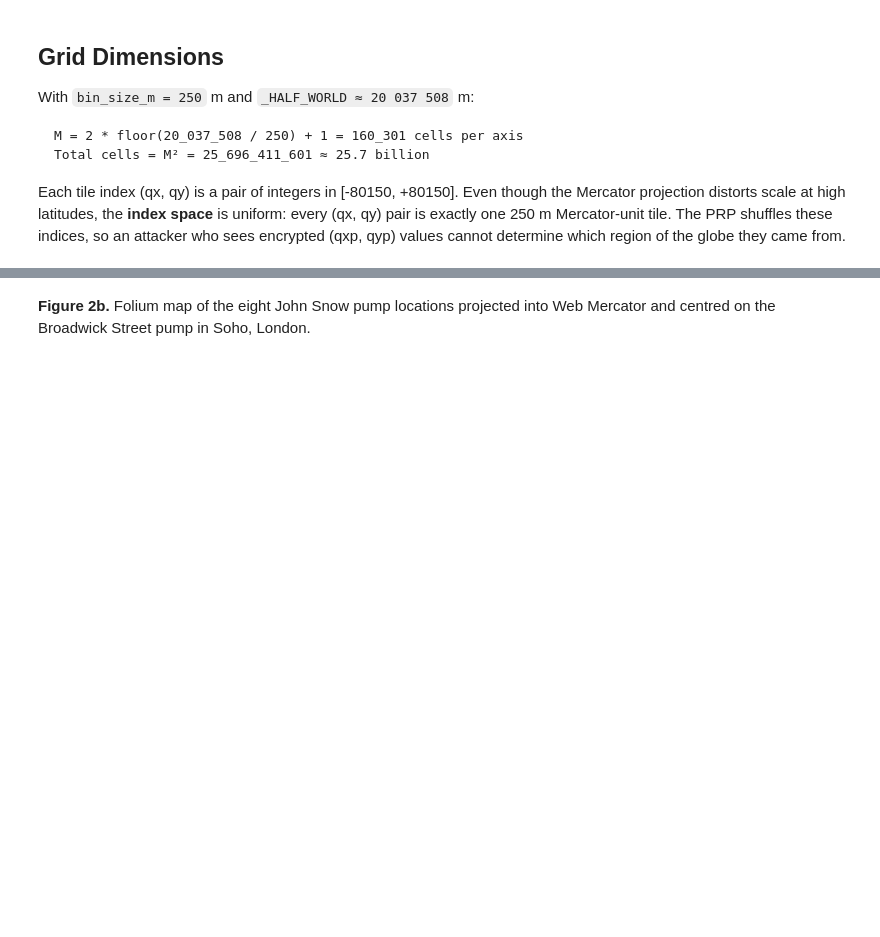
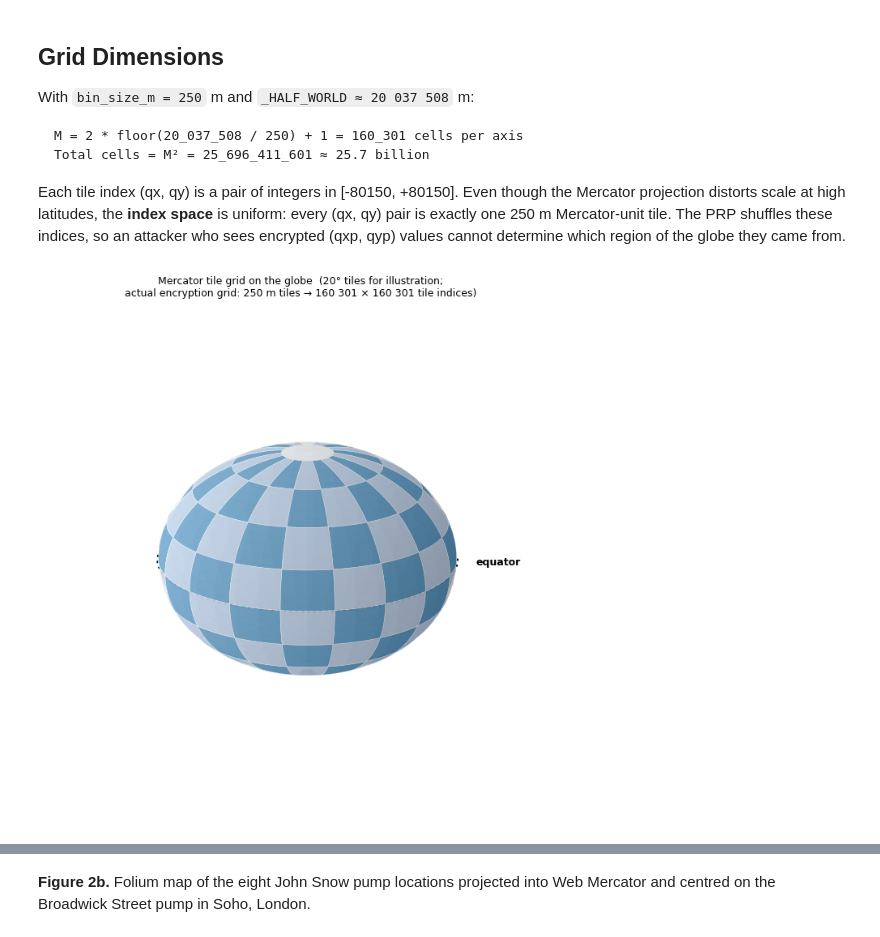
Before and after one commit to PHI-Case-Studies/2026-Map-Encryption-Library, a Jupyter notebook: 02-coordinate-projection.ipynb, the cells around one changed output, grey strips where cells are left out. Saved outputs shown, nothing was run; the diff lists cells and outputs as text; code cells hidden in the pictures; blank space fills up the shorter version.

````diff
--- a/02-coordinate-projection.ipynb
+++ b/02-coordinate-projection.ipynb
@@ -153,3 +153,79 @@ Total cells = M² = 25_696_411_601 ≈ 25.7 billion
 ```
 
 Each tile index (qx, qy) is a pair of integers in [-80150, +80150]. Even though the Mercator projection distorts scale at high latitudes, the **index space** is uniform: every (qx, qy) pair is exactly one 250 m Mercator-unit tile. The PRP shuffles these indices, so an attacker who sees encrypted (qxp, qyp) values cannot determine which region of the globe they came from.
+# %%
+from mpl_toolkits.mplot3d.art3d import Poly3DCollection
+
+def _ll_xyz(lat_deg, lon_deg, R=1.0):
+    lat, lon = np.radians(lat_deg), np.radians(lon_deg)
+    return np.array([R * np.cos(lat) * np.cos(lon),
+                     R * np.cos(lat) * np.sin(lon),
+                     R * np.sin(lat)])
+
+# Viewer direction for view_init(elev=20, azim=-50) — used to cull back-facing tiles
+_az_r, _el_r = np.radians(-50), np.radians(20)
+_viewer = np.array([np.cos(_el_r) * np.cos(_az_r),
+                    np.cos(_el_r) * np.sin(_az_r),
+                    np.sin(_el_r)])
+
+# 20° illustrative grid — actual encryption grid is 250 m ≈ 0.002° at equator
+_TILE_DEG = 20
+_lat_edges = np.arange(-80, 81, _TILE_DEG)
+_lon_edges = np.arange(-180, 181, _TILE_DEG)
+_N = 12  # interpolation points per tile edge
+
+_polys, _fcolors = [], []
+for _i, _lat1 in enumerate(_lat_edges[:-1]):
+    _lat2 = _lat1 + _TILE_DEG
+    _lat_mid = (_lat1 + _lat2) / 2
+    for _j, _lon1 in enumerate(_lon_edges[:-1]):
+        _lon2 = _lon1 + _TILE_DEG
+        _lon_mid = (_lon1 + _lon2) / 2
+        if np.dot(_ll_xyz(_lat_mid, _lon_mid), _viewer) < 0:
+            continue  # back-facing tile — skip to avoid depth-sort artefacts
+        _verts = (
+            [_ll_xyz(_lat1, _l) for _l in np.linspace(_lon1, _lon2, _N)] +
+            [_ll_xyz(_l,    _lon2) for _l in np.linspace(_lat1, _lat2, _N)] +
+            [_ll_xyz(_lat2, _l) for _l in np.linspace(_lon2, _lon1, _N)] +
+            [_ll_xyz(_l,    _lon1) for _l in np.linspace(_lat2, _lat1, _N)]
+        )
+        _polys.append(_verts)
+        _fcolors.append('#1f77b4' if (_i + _j) % 2 == 0 else '#aec7e8')
+
+fig = plt.figure(figsize=(7, 7))
+ax = fig.add_subplot(111, projection='3d')
+
+# Sphere fill — visible through tile gaps at the limb
+_u, _v = np.mgrid[0:2*np.pi:80j, 0:np.pi:80j]
+ax.plot_surface(np.cos(_u) * np.sin(_v), np.sin(_u) * np.sin(_v), np.cos(_v),
+                color='#eaf4fb', alpha=0.25, linewidth=0)
+
+# Checkerboard tile patches
+_pc = Poly3DCollection(_polys, facecolors=_fcolors, edgecolors='white',
+                       linewidth=0.4, alpha=0.88)
+ax.add_collection3d(_pc)
+
+# Equator ring — front hemisphere only (avoids back bleed-through)
+_eq_lons = np.linspace(-180, 180, 361)
+_eq_mask = np.array([np.dot(_ll_xyz(0, lon), _viewer) for lon in _eq_lons]) >= -0.05
+_eq_pts = np.array([_ll_xyz(0, lon, R=1.005) for lon in _eq_lons[_eq_mask]])
+ax.plot(_eq_pts[:, 0], _eq_pts[:, 1], _eq_pts[:, 2],
+        color='black', linewidth=2.0, linestyle=':')
+
+# 'equator' text label — lon=35° is well inside the visible arc (viewer centred at lon=-50°)
+_elabel = _ll_xyz(0, 35, R=1.13)
+ax.text(_elabel[0], _elabel[1], _elabel[2], 'equator',
+        fontsize=9, color='black', ha='left', va='center', fontweight='bold')
+
+ax.set_xlim(-1.1, 1.1)
+ax.set_ylim(-1.1, 1.1)
+ax.set_zlim(-1.1, 1.1)
+ax.set_axis_off()
+ax.view_init(elev=20, azim=-50)
+ax.set_title('Mercator tile grid on the globe  (20° tiles for illustration;\n'
+             'actual encryption grid: 250 m tiles → 160 301 × 160 301 tile indices)',
+             fontsize=9, pad=12)
+plt.tight_layout()
+plt.show()
+# %% [output]
+[figure, added]
````
Also changed, not shown: parts of 1 cell of this notebook.
